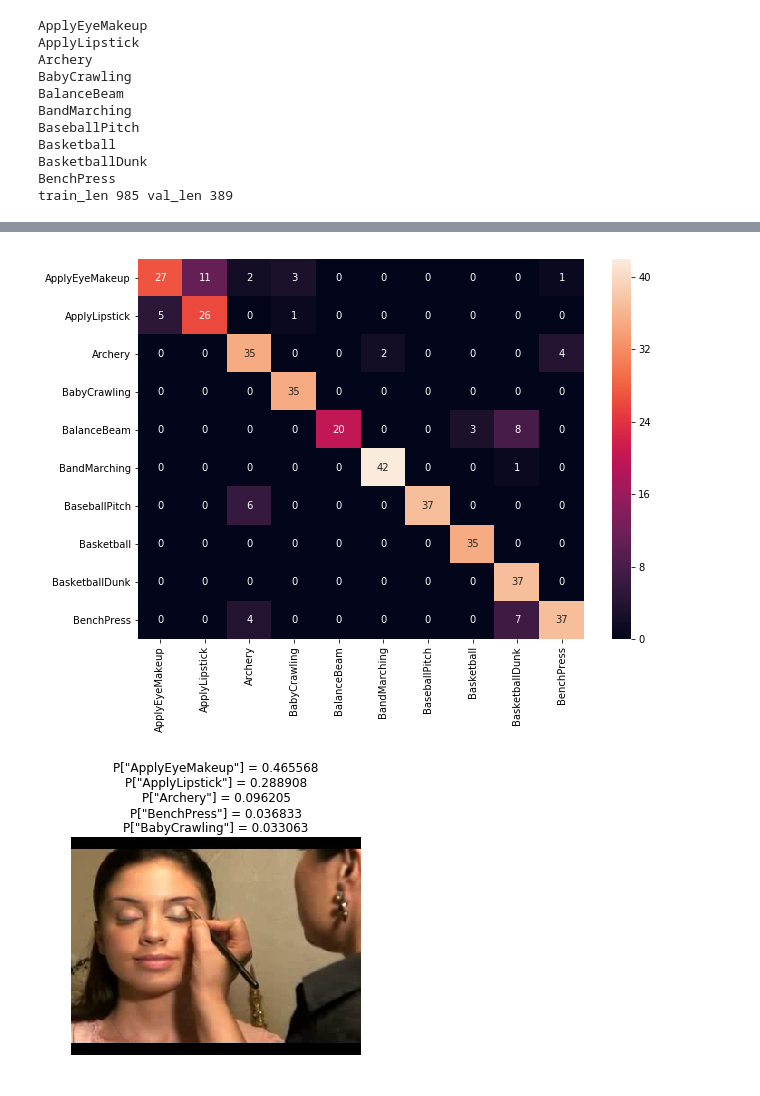
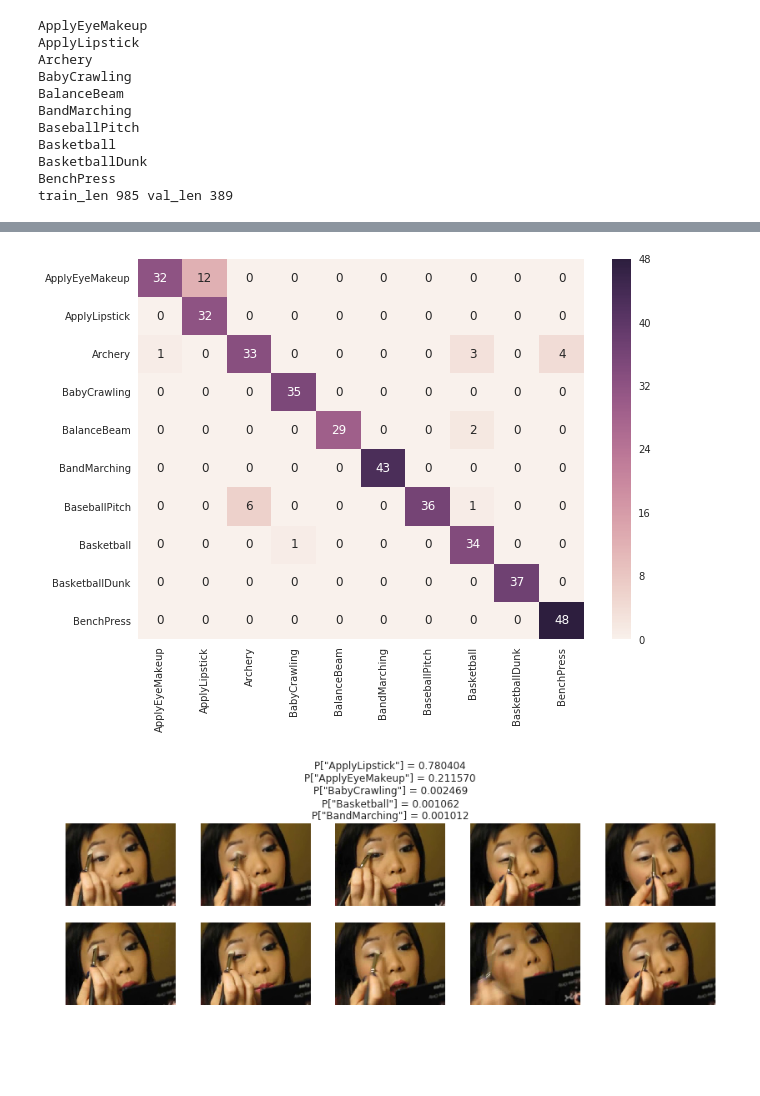
Before and after one commit to uvafan/ActionRecognitionProject, a Jupyter notebook: average_frames_batch_confusion_matrix.ipynb, the cells around one changed output, grey strips where cells are left out. Drawn from its saved outputs; the diff is of its cells as text; code cells hidden in the pictures; blank space fills up the shorter version.

Commit message:
updated code that creates score_images

```diff
--- a/average_frames_batch_confusion_matrix.ipynb
+++ b/average_frames_batch_confusion_matrix.ipynb
@@ -181,8 +181,8 @@ train_len 985 val_len 389
 learning_rate = 5e-4
 momentum = 0.5
 weight_decay = 1e-4
-batchSize= 10
-epochs = 5
+batchSize= 20
+epochs = 25
 
 my_model = AverageModel(output_size=categories, batchSize=batchSize)
 loss_fn = nn.CrossEntropyLoss()
@@ -293,40 +294,47 @@ plt.figure(figsize = (10,7))
 sn.heatmap(df_cm, annot=True)
 plt.show()
 # %% [output]
-[figure, old version]
+[figure, new version]
 # %%
 import torch as t
 from torchvision.transforms import ToPILImage
 from IPython.display import display
 to_img = ToPILImage()
 from PIL import Image
 
 category_names = ["ApplyEyeMakeup","ApplyLipstick","Archery","BabyCrawling","BalanceBeam","BandMarching","BaseballPitch","Basketball","BasketballDunk","BenchPress"]
 # Using code from Assignment 4: https://colab.research.google.com/drive/1Xz5JkOajDs9RdxlzZiLv5WP9Rb-hDCRS#scrollTo=Khg2L3QgC1lI
 def display_result(predictions, classes, image_index):
     probs, indices = (-F.softmax(predictions, dim = 1).data).sort()
     probs = (-probs).cpu().numpy()[0][:5]; indices = indices.cpu().numpy()[0][:10]
     preds = ['P[\"' + classes[idx] + '\"] = ' + ('%.6f' % prob) \
          for (prob, idx) in zip(probs, indices)]
 
-    plt.title('\n'.join(preds))
-    img_pil = Image.open(val_image_paths[image_index][0])
-    plt.imshow(img_pil); plt.grid(False); plt.axis('off');
+#   Adapted code from here to display grid of images: https://stackoverflow.com/questions/36006136/how-to-display-images-in-a-row-with-ipython-display
+    fig = plt.figure(figsize = (14,4))
+    plt.title('\n'.join(preds));plt.grid(False); plt.axis('off');
+    number_of_files = 10
+    for i in range(number_of_files):
+        a=fig.add_subplot(2,number_of_files//2,i+1)
+        image = plt.imread(val_image_paths[image_index][i])
+        plt.imshow(image,cmap='Greys_r')
+        plt.axis('off')
+    plt.show()
 
 def show_scores(index):
     test_set = [val_set[index]]
     with torch.no_grad():
         for inputs, classes in test_set:
             inputs = torch.stack(inputs).unsqueeze(0)
             frame_list = inputs.cuda()
             classes = torch.tensor([classes]).cuda()
             outputs = my_model(frame_list)
             _, preds = torch.max(outputs, 1)
             display_result(outputs, category_names, index)
 
 
 # Select index within the val_set (0-388 if using 10 categories)
-index = 41
+index = 26
 show_scores(index)
 # %% [output]
-[figure, old version]
+[figure, new version]
```
Also changed, not shown: parts of 2 cells of this notebook.
